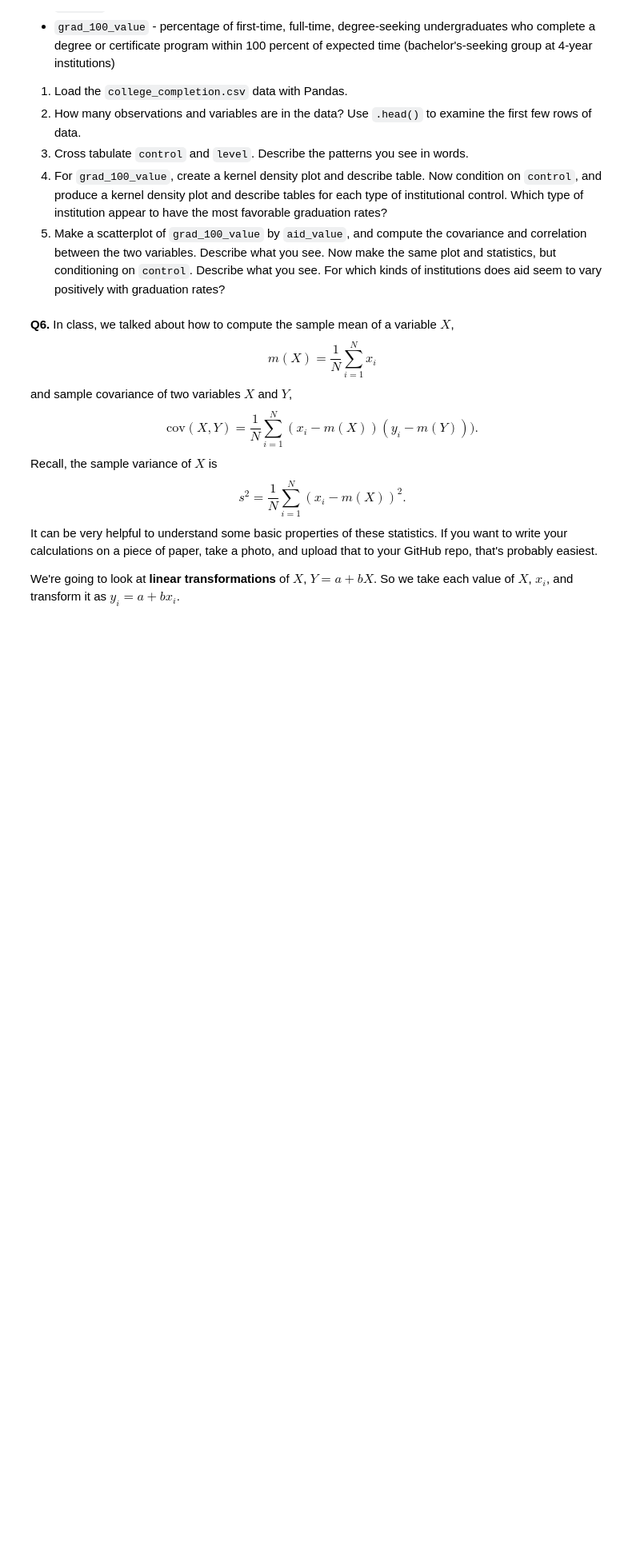
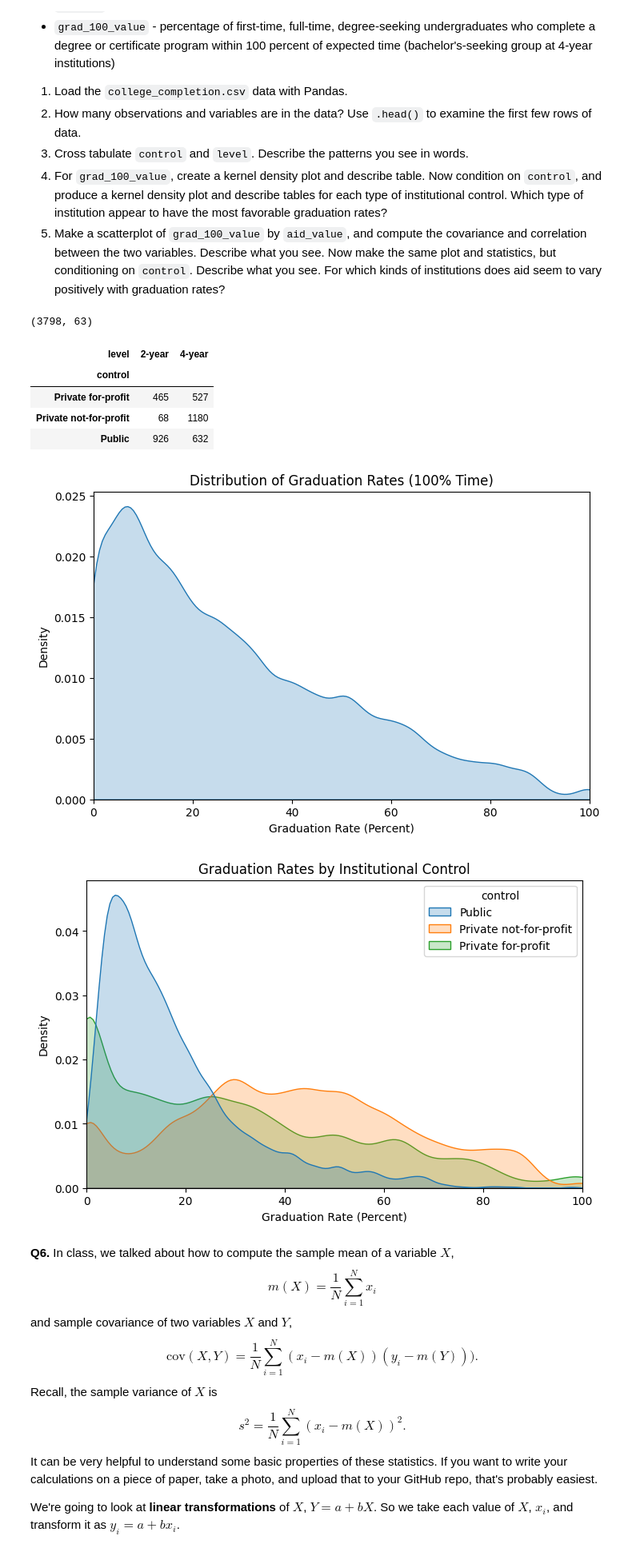
Before and after one commit to thomashooks53/undergrad_ml_assignments, a Jupyter notebook: 01_assignment_wrangling_and_eda.ipynb, the cells around one changed output. Shown at 80% size. Drawn from its saved outputs; the diff is of its cells as text; code cells hidden in the pictures; blank space fills up the shorter version.

```diff
--- a/01_assignment_wrangling_and_eda.ipynb
+++ b/01_assignment_wrangling_and_eda.ipynb
@@ -507,6 +508,65 @@ We'll use the `college_completion.csv` dataset from the US Department of Educati
 3. Cross tabulate `control` and `level`. Describe the patterns you see in words.
 4. For `grad_100_value`, create a kernel density plot and describe table. Now condition on `control`, and produce a kernel density plot and describe tables for each type of institutional control. Which type of institution appear to have the most favorable graduation rates?
 5. Make a scatterplot of `grad_100_value` by `aid_value`, and compute the covariance and correlation between the two variables. Describe what you see. Now make the same plot and statistics, but conditioning on `control`. Describe what you see. For which kinds of institutions does aid seem to vary positively with graduation rates?
+# %%
+#Question 5
+import seaborn as sns
+
+#Part 1
+college = pd.read_csv("/content/data/college_completion.csv")
+
+#Part 2
+college.head(10)
+print(college.shape) #3798 rows described the number of observations and 63 columns describes the number of variables
+
+#Part 3
+display(pd.crosstab(college['control'], college['level']))
+
+# Almost all Private not-for-profits are 4-year, whereas Private for-profits lean towards 4-year, and Public leans towards 2-year
+
+#Part 4
+
+#Standard KDE
+plt.figure(figsize=(8,5))
+sns.kdeplot(
+    data=college,
+    x='grad_100_value',
+    bw_adjust=0.5,
+    fill=True
+)
+plt.xlim(0, 100)
+plt.xlabel('Graduation Rate (Percent)')
+plt.ylabel('Density')
+plt.title('Distribution of Graduation Rates (100% Time)')
+plt.show() #Graph is heavily right-skewed, with most institutions surprisingly having graduation rates of <20. The amount of institutions linearly declines with graduation rate, until a final jump around 90%
+
+#KDE Conditioned on Control
+plt.figure(figsize=(8,5))
+sns.kdeplot(
+    data=college,
+    x='grad_100_value',
+    hue='control',
+    fill=True,
+    bw_adjust=0.5,
+    common_norm=False
+)
+plt.xlim(0, 100)
+plt.xlabel('Graduation Rate (Percent)')
+plt.ylabel('Density')
+plt.title('Graduation Rates by Institutional Control')
+plt.show()
+
+
+#Part 5
+# %% [output]
+(3798, 63)
+| level | 2-year | 4-year |
+| control |  |  |
+| Private for-profit | 465 | 527 |
+| Private not-for-profit | 68 | 1180 |
+| Public | 926 | 632 |
+[figure, added]
+[figure, added]
 # %% [markdown]
 **Q6.** In class, we talked about how to compute the sample mean of a variable $X$,
 $$
```
Also changed, not shown: parts of 1 cell of this notebook.
